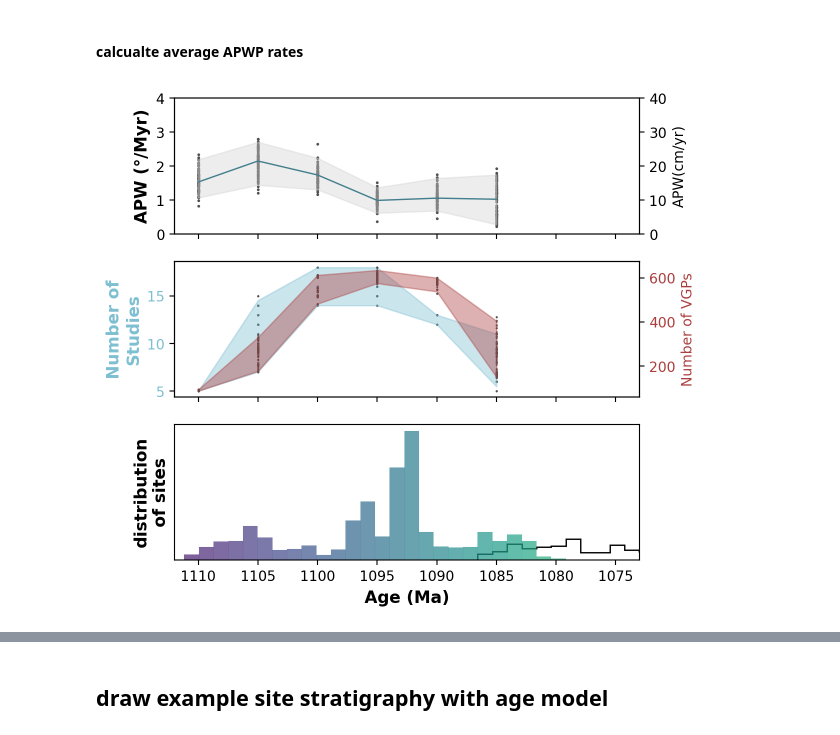
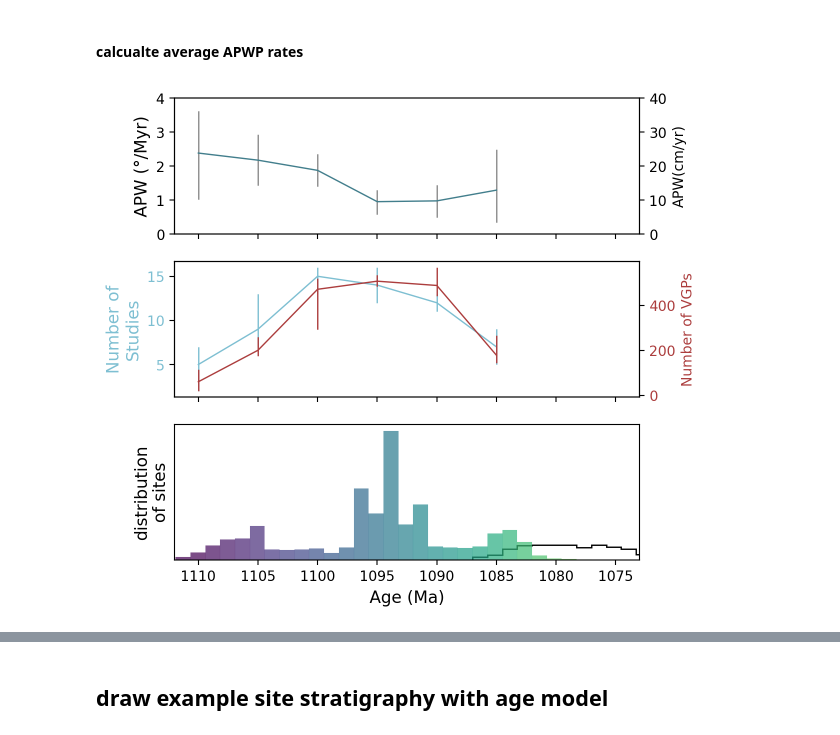
Before and after one commit to PolarWandering/APWP_StratModels, a Jupyter notebook: code/02_APWP_age_model.ipynb, the cells around one changed output, grey strips where cells are left out. Cells and saved outputs as stored; diff of their text form; code cells hidden in the pictures.

Commit message:
Update 02_APWP_age_model.ipynb
clean up

```diff
--- a/code/02_APWP_age_model.ipynb
+++ b/code/02_APWP_age_model.ipynb
@@ -155,7 +163,6 @@ seds_f_df
 # %% [markdown]
 ## construct the ultimate VGP resampling function
 # %%
-%%time
 np.random.seed(2024)
 
-n_sims = 100
+n_sims = 1000
@@ -165,6 +169,6 @@ Wall time: 26.2 μs
 # %% [markdown]
 ### 1. resample the Keweenawan_track_site_data_w_MAD_conversion
 # %%
-df_ultimate_RM_ensemble_w_MAD, pseudo_ultimate_sites_ensemble_w_MAD = ultimate_ensemble_RMs_parallel(Keweenawan_track_site_data_w_MAD_conversion, age_model_posterior_df, seds_f_df, n_sims = n_sims, min_age=1075)
+df_ultimate_RM_ensemble_w_MAD, pseudo_ultimate_sites_ensemble_w_MAD = ultimate_ensemble_RMs_parallel(Keweenawan_track_site_data_w_MAD_conversion, age_model_posterior_df, seds_f_df, n_sims = n_sims, min_age=1075, window_length=15)
 # %% [output]
 [Parallel(n_jobs=-1)]: Using backend LokyBackend with 14 concurrent workers.
@@ -391,6 +642,4 @@ plt.gca().invert_xaxis()
-# %%
-n_sims = 100
 # %%
-df_ultimate_RM_ensemble_w_MAD_no_Oronto, pseudo_ultimate_sites_ensemble_w_MAD_no_Oronto = ultimate_ensemble_RMs_parallel(Keweenawan_track_site_data_w_MAD_conversion_no_Oronto, age_model_posterior_df, seds_f_df, n_sims = n_sims, min_age=1075)
+df_ultimate_RM_ensemble_w_MAD_no_Oronto, pseudo_ultimate_sites_ensemble_w_MAD_no_Oronto = ultimate_ensemble_RMs_parallel(Keweenawan_track_site_data_w_MAD_conversion_no_Oronto, age_model_posterior_df, seds_f_df, n_sims = n_sims, min_age=1075, window_length=15)
 # %% [output]
 [Parallel(n_jobs=-1)]: Using backend LokyBackend with 14 concurrent workers.
@@ -471,72 +772,104 @@ ensemble_n_vgps = quantiles(ultimate_ensemble_rates,"effective_age","N")
 fig, axes = plt.subplots(3, 1, figsize=(6,6), sharex=True)
 
 # Set Axis Labels
-axes[0].set_ylabel(r'APW (°/Myr)', fontweight ='bold', fontsize = 12)
-axes[1].set_ylabel('Number of\nStudies', fontweight ='bold', fontsize = 12, color="#7DBFD2")
-axes[2].set_ylabel('distribution\nof sites', fontweight ='bold', fontsize = 12)
+axes[0].set_ylabel(r'APW (°/Myr)',  fontsize = 12)
+axes[1].set_ylabel('Number of\nStudies',  fontsize = 12, color="#7DBFD2")
+axes[2].set_ylabel('distribution\nof sites',  fontsize = 12)
 axes[2].set_yticks([])
-axes[2].set_xlabel(r'Age (Ma)', fontweight ='bold', fontsize = 12)
+axes[2].set_xlabel(r'Age (Ma)',  fontsize = 12)
 
+apw_x = np.sort(ensemble_apw_ef_.X)
+apw_y = ensemble_apw_ef_.q50[np.argsort(ensemble_apw_ef_.X)]
+apw_lower = apw_y - ensemble_apw_ef_.q025[np.argsort(ensemble_apw_ef_.X)]
+apw_upper = ensemble_apw_ef_.q975[np.argsort(ensemble_apw_ef_.X)] - apw_y
 
-# red = ##7F4141
-for run, df_run in ultimate_ensemble_rates.groupby('effective_age'):
-    axes[0].scatter(df_run.effective_age.to_numpy()[df_run.effective_age.to_numpy() > 2], df_run.APW_rate.to_numpy()[df_run.effective_age.to_numpy() >2], color="#4F4F4F", zorder =0, s=1)
-axes[0].fill_between(np.sort(ensemble_apw_ef_.X), ensemble_apw_ef_.q025, ensemble_apw_ef_.q975, color= "lightgrey", alpha=.40, zorder =1, label=f"Empirical {quantile}% confidence interval")
-axes[0].plot(np.sort(ensemble_apw_ef_.X), ensemble_apw_ef_.q50,color="#427E8C", zorder =3, linewidth=1, label="Ensemble Median")
+axes[0].plot(apw_x, apw_y, color="#427E8C", zorder=3, linewidth=1, label="Ensemble Median")
+axes[0].errorbar(
+    apw_x,
+    apw_y,
+    yerr=[apw_lower, apw_upper],
+    fmt='none',
+    ecolor="grey",
+    elinewidth=1,
+    alpha=0.9,
+    zorder=2,
+)
 axes[0].set_ylim(0, 4.0)
 axes[0].set_yticks([0, 1, 2, 3, 4])
 ax1 = axes[0].twinx()
 ax1.set_yticks([0, 1, 2, 3, 4], [0, 10, 20, 30, 40])
 ax1.set_ylabel('APW(cm/yr)', color="k")
 
-for run, df_run in ultimate_ensemble_rates.groupby('effective_age'):
-    if run == 1080:
-        continue
-    else:
-        axes[1].scatter(df_run.effective_age.to_numpy()[df_run.effective_age.to_numpy() > 2], df_run.n_studies.to_numpy()[df_run.effective_age.to_numpy() > 2], color="#4F4F4F",  zorder =0, s=0.2)
-axes[1].fill_between(np.sort(ensemble_n_studies.X)[1:], ensemble_n_studies.q025[1:],ensemble_n_studies.q975[1:], color= "#7DBFD2", alpha=.40, zorder =1, label=f"Empirical {quantile}% confidence interval")
+study_x = np.sort(ensemble_n_studies.X)[1:]
+study_order = np.argsort(ensemble_n_studies.X)[1:]
+study_y = ensemble_n_studies.q50[study_order]
+study_lower = study_y - ensemble_n_studies.q025[study_order]
+study_upper = ensemble_n_studies.q975[study_order] - study_y
+
+axes[1].plot(study_x, study_y, color="#7DBFD2", zorder=3, linewidth=1)
+axes[1].errorbar(
+    study_x,
+    study_y,
+    yerr=[study_lower, study_upper],
+    fmt='none',
+    ecolor="#7DBFD2",
+    elinewidth=1,
+    alpha=1,
+    zorder=2,
+)
 axes[1].tick_params(axis='y', labelcolor="#7DBFD2")
 
 ax2 = axes[1].twinx()  # instantiate a second axes that shares the same x-axis
 
-for run, df_run in ultimate_ensemble_rates.groupby('effective_age'):
-    if run == 1080:
-        continue
-    else:
-        ax2.scatter(df_run.effective_age.to_numpy()[df_run.effective_age.to_numpy() > 2], df_run.N.to_numpy()[df_run.effective_age.to_numpy() > 2], color="#4F4F4F",  zorder =0, s=0.2)
-ax2.fill_between(np.sort(ensemble_n_vgps.X[1:]), ensemble_n_vgps.q025[1:], ensemble_n_vgps.q975[1:], color= "#ac3d3d", alpha=.40, zorder =1, label=f"Empirical {quantile}% confidence interval")
+vgp_x = np.sort(ensemble_n_vgps.X[1:])
+vgp_order = np.argsort(ensemble_n_vgps.X)[1:]
+vgp_y = ensemble_n_vgps.q50[vgp_order]
+vgp_lower = vgp_y - ensemble_n_vgps.q025[vgp_order]
+vgp_upper = ensemble_n_vgps.q975[vgp_order] - vgp_y
+
+ax2.plot(vgp_x, vgp_y, color="#ac3d3d", zorder=3, linewidth=1)
+ax2.errorbar(
+    vgp_x,
+    vgp_y,
+    yerr=[vgp_lower, vgp_upper],
+    fmt='none',
+    ecolor="#ac3d3d",
+    elinewidth=1,
+    alpha=1,
+    zorder=2,
+)
 ax2.set_ylabel('Number of VGPs', color="#ac3d3d")
 ax2.tick_params(axis='y', labelcolor="#ac3d3d")
 ax2.grid(False)
 
 # Histogram 1
 
 hist, bin_edges = np.histogram(pseudo_ultimate_sites_ensemble_w_MAD_no_Oronto['age'], bins=all_data_bins)
 # Compute bin centers for coloring
 bin_centers = 0.5 * (bin_edges[:-1] + bin_edges[1:])
 # Create a colormap based on the x-axis values (bin centers)
-norm = Normalize(vmin=1060, vmax=1115)
+norm = Normalize(vmin=1070, vmax=1110)
 cmap = plt.cm.viridis_r
 
 # Plot the histogram
 for i in range(len(all_data_bins) - 1):
     axes[2].bar(bin_edges[i], hist[i], width=bin_edges[i+1] - bin_edges[i],
            color=cmap(norm(bin_centers[i])), align='edge', alpha=0.7, edgecolor=colorConverter.to_rgba(cmap(norm(bin_centers[i])), alpha=.0), lw=0.05)
 
 resampled_Oronto.hist(
     bins=all_data_bins,
     color='skyblue',
     edgecolor=None,
     ax=axes[2],
     histtype='step',
     zorder=0
 )
 axes[2].grid(False)
 
 axes[0].set_xlim(1112, 1073)
 axes[1].set_xlim(1112, 1073)
 axes[2].set_xlim(1112, 1073)
 
 plt.savefig('../figure/Keweenawan_ultimate_ensemble_stats_no_Oronto.pdf', bbox_inches='tight')
 # %% [output]
-[figure, old version]
+[figure, new version]
```
Also changed, not shown: parts of 61 cells of this notebook.
